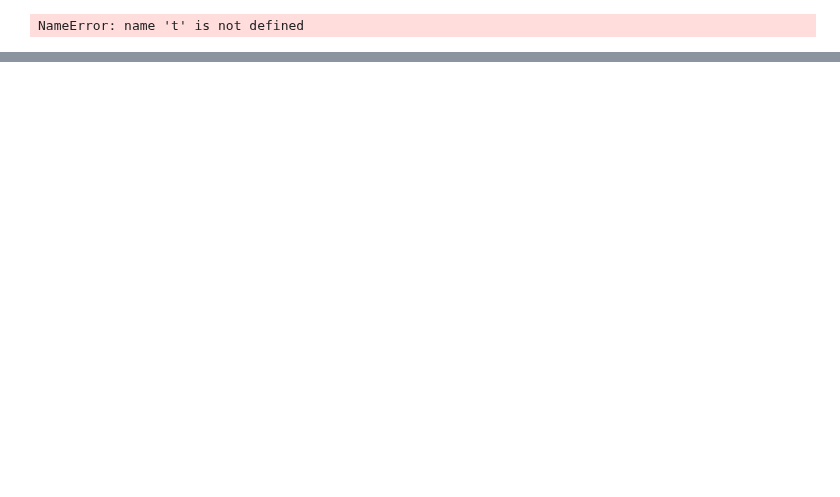
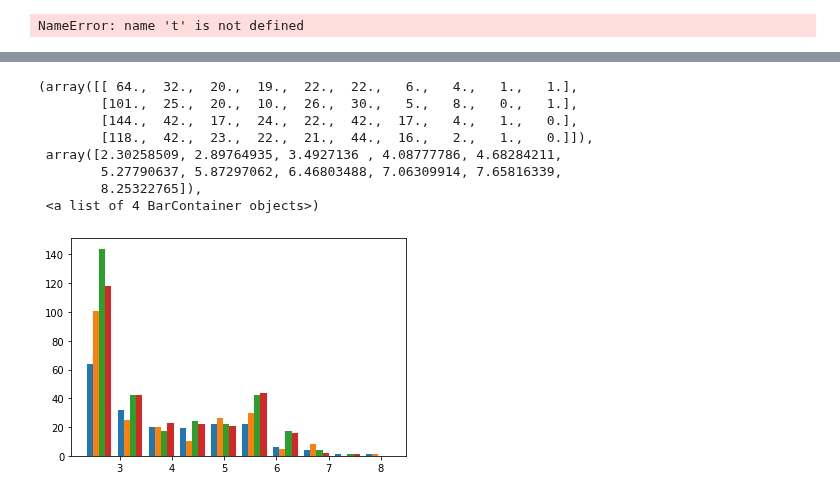
Before and after one commit to Cocopyth/AMFtrack, a Jupyter notebook: no_widget_check_whole_image_analysis.ipynb, the cells around one changed output, grey strips where cells are left out. Drawn from its saved outputs; the diff is of its cells as text; code cells hidden in the pictures; blank space fills up the shorter version.

```diff
--- a/no_widget_check_whole_image_analysis.ipynb
+++ b/no_widget_check_whole_image_analysis.ipynb
@@ -27,7 +27,7 @@ date5='0702_1557'
 date6='0702_1957'
 date7='0702_2357'
 plate=13
-dates=[date0,date1,date2,date3,date4]
+dates=[date0,date1,date2,date3,date4,date5,date6,date7]
 # %%
 tabs_labeled=[]
 for date in dates:
@@ -36,12 +36,12 @@ for date in dates:
 # %%
 tabs=[]
 for date in dates:
-    tabs.append(pd.read_csv(get_path(date,plate,True,extension='_full.csv'),
+    tabs.append(pd.read_csv(get_path(date,plate,True,extension='_full_labeled_matlab.csv'),
                                     converters={'origin_pos' : transform_list,'end_pos' : transform_list,'pixel_list' : ast.literal_eval}))
 # %%
 for i, date in enumerate(dates):
     tabs_labeled[i].to_csv(f'Data/graph_{date}_{plate}_full_labeled.csv')
-    tabs[i].to_csv(f'Data/graph_{date}_{plate}_full.csv')
+    tabs[i].to_csv(f'Data/graph_{date}_{plate}_full_labeled_matlab.csv')
 # %%
 tabs_labeled=[]
 for date in dates:
@@ -252,3 +248,19 @@ def plot_t_tp1(node_list_t,node_list_tp1,pos_t,pos_tp1,imt,imtp1,relabel_t=lambd
         plt.close(fig)
     else:
         plt.show()
+# %%
+growths = [[np.log(len(growth)+1) for growth in growth_pat.values() if len(growth)+1>=10] for growth_pat in growth_pattern]
+# %%
+fig=plt.figure()
+ax = fig.add_subplot(111)
+ax.hist(growths,10)
+# %% [output]
+(array([[ 64.,  32.,  20.,  19.,  22.,  22.,   6.,   4.,   1.,   1.],
+        [101.,  25.,  20.,  10.,  26.,  30.,   5.,   8.,   0.,   1.],
+        [144.,  42.,  17.,  24.,  22.,  42.,  17.,   4.,   1.,   0.],
+        [118.,  42.,  23.,  22.,  21.,  44.,  16.,   2.,   1.,   0.]]),
+ array([2.30258509, 2.89764935, 3.4927136 , 4.08777786, 4.68284211,
+        5.27790637, 5.87297062, 6.46803488, 7.06309914, 7.65816339,
+        8.25322765]),
+ <a list of 4 BarContainer objects>)
+[figure, added]
```
Also changed, not shown: parts of 14 cells of this notebook, 5 other files.
